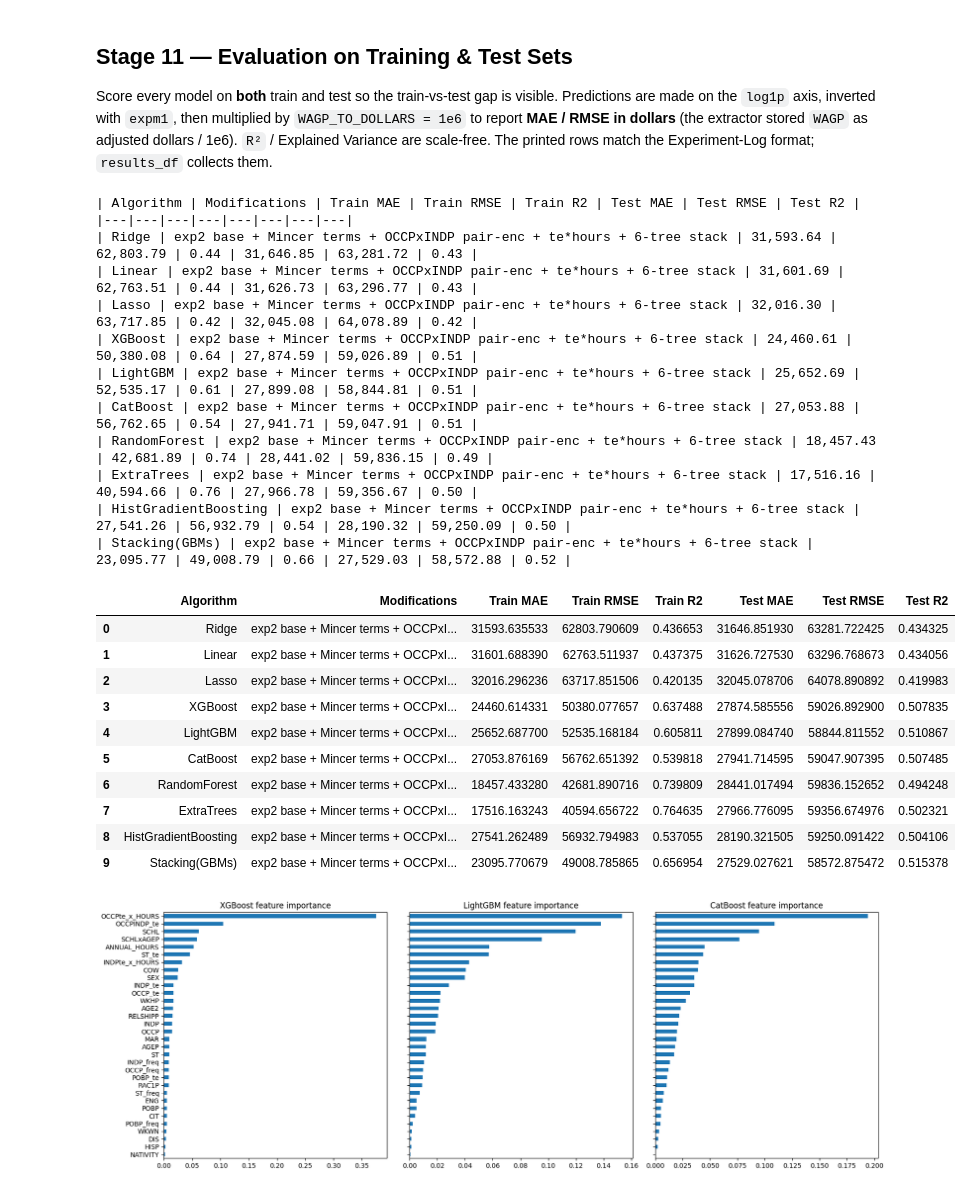
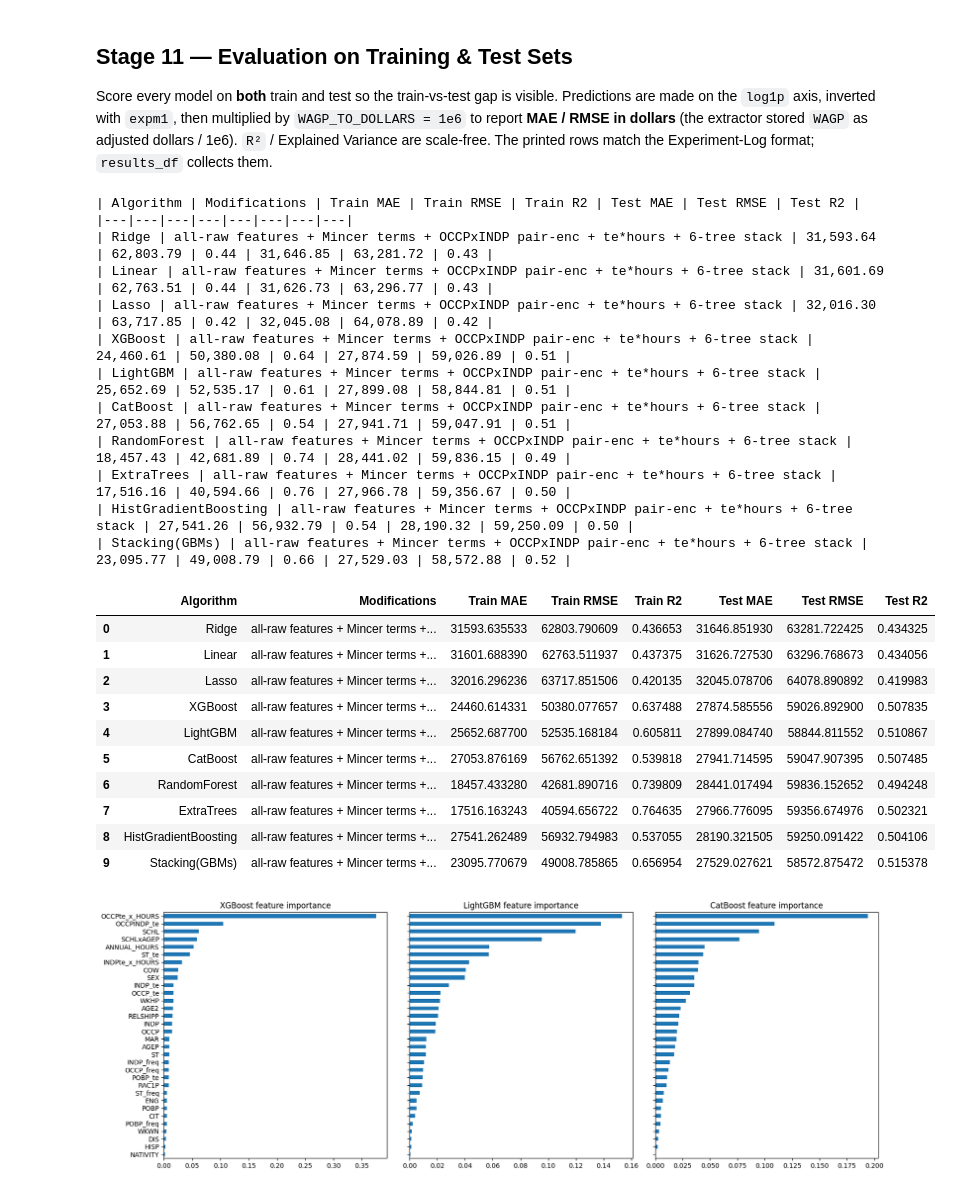
Before and after one commit to iceyatom/Project_Echo2, a Jupyter notebook: acs2024v1.1_exp4_model.ipynb, the cells around one changed output. Cells and saved outputs as stored; diff of their text form; code cells hidden in the pictures.

```diff
--- a/acs2024v1.1_exp4_model.ipynb
+++ b/acs2024v1.1_exp4_model.ipynb
@@ -566,11 +533,10 @@ print("\nConfigured Ridge, LinearRegression, Lasso (StandardScaler + OneHotEncod
 print("Numeric  ->", NUMERIC_FOR_LINEAR)
 print("One-hot  ->", CAT_FEATURES)
 
-# --- Bagging & extra-boosting baselines: RandomForest / ExtraTrees / HistGB ---
-# None of these have native high-cardinality categorical support, so they read the
-# integer ACS codes as ORDINAL numbers (a known limitation vs CatBoost/LightGBM). We
-# still feed the plain integer frames -- one-hot would explode OCCP(525)/INDP(257) and
-# is unnecessary for trees. This makes them a fair "no native categoricals" contrast.
+# --- Bagging & histogram-boosting baselines: RandomForest / ExtraTrees / HistGB ---
+# These lack native high-cardinality categorical support, so they read the integer ACS
+# codes as ordinal numbers. They are fed the plain integer frames -- one-hot would
+# explode OCCP(525)/INDP(257) and is unnecessary for trees.
 from sklearn.ensemble import (RandomForestRegressor, ExtraTreesRegressor,
                               HistGradientBoostingRegressor)
 
@@ -590,16 +556,15 @@ hgb_model = HistGradientBoostingRegressor(
 
 print("\nConfigured RandomForest, ExtraTrees, HistGradientBoosting (plain integer codes).")
 
-# --- Stacking ensemble of the three boosters (XGB + LightGBM + CatBoost) ------
-# Holdout BLEND (cheaper than full CV stacking on 217k x 3 heavy models): the three
-# already-fitted boosters predict on the held-out VALIDATION split, and a linear
-# meta-learner learns how to weight them. Leakage-safe -- bases train on X_train, the
-# meta trains on X_val, and everything is finally scored on the untouched X_test.
+# --- Stacking ensemble: holdout blend of the fitted tree models -------------
+# The already-fitted base models predict on the held-out validation split, and a linear
+# meta-learner learns how to weight them. Leakage-safe -- the base models train on
+# X_train, the meta trains on X_val, and everything is finally scored on X_test.
 class StackedGBM:
-    """Blend XGBoost + LightGBM + CatBoost predictions with a linear meta-learner.
+    """Blend fitted base-model predictions with a linear meta-learner.
 
-    predict() accepts the PLAIN integer frame and rebuilds the category-dtype copy that
-    XGBoost/LightGBM need, casting with the TRAINING categories so the integer->code
+    predict() accepts the plain integer frame and rebuilds the category-dtype copy that
+    XGBoost/LightGBM need, casting with the training categories so the integer->code
     mapping stays consistent (unseen levels become NaN = missing, handled natively)."""
     def __init__(self, base_models, cat_dtypes, meta=None):
         self.base_models = base_models      # list of (name, fitted_model, needs_category)
@@ -621,7 +586,7 @@ class StackedGBM:
     def predict(self, X):
         return self.meta.predict(self._stack(X))
 
-print("Defined StackedGBM blender (meta-learner: LinearRegression).")
+print("Defined StackedGBM blender.")
 # %% [output]
 Configured CatBoost, XGBoost, LightGBM.
 Categorical features: ['COW', 'SCHL', 'MAR', 'OCCP', 'INDP', 'POBP', 'RELSHIPP', 'SEX', 'RAC1P', 'HISP', 'CIT', 'NATIVITY', 'ENG', 'DIS', 'ST']
@@ -766,55 +759,54 @@ from sklearn.metrics import (mean_absolute_error, mean_squared_error,
                              explained_variance_score, r2_score)
 
 WAGP_TO_DOLLARS = 1_000_000
-MODS = "exp2 base + Mincer terms + OCCPxINDP pair-enc + te*hours + 6-tree stack"
+MODS = "all-raw features + Mincer terms + OCCPxINDP pair-enc + te*hours + 6-tree stack"
 
 rows = []
 print("| Algorithm | Modifications | Train MAE | Train RMSE | Train R2 | Test MAE | Test RMSE | Test R2 |")
 print("|---|---|---|---|---|---|---|---|")
 for name, (m, X_tr, X_te) in MODELS.items():           # MODELS is in benchmark order
     p_tr = np.expm1(m.predict(X_tr)) * WAGP_TO_DOLLARS
     p_te = np.expm1(m.predict(X_te)) * WAGP_TO_DOLLARS
     yt_tr = y_train_raw.values * WAGP_TO_DOLLARS
     yt_te = y_test_raw.values  * WAGP_TO_DOLLARS
     row = {
         "Algorithm": name, "Modifications": MODS,
         "Train MAE":  mean_absolute_error(yt_tr, p_tr),
         "Train RMSE": mean_squared_error(yt_tr, p_tr) ** 0.5,
         "Train R2":   r2_score(yt_tr, p_tr),
         "Test MAE":   mean_absolute_error(yt_te, p_te),
         "Test RMSE":  mean_squared_error(yt_te, p_te) ** 0.5,
         "Test R2":    r2_score(yt_te, p_te),
     }
     rows.append(row)
     print(f"| {name} | {MODS} | {row['Train MAE']:,.2f} | {row['Train RMSE']:,.2f} | "
           f"{row['Train R2']:.2f} | {row['Test MAE']:,.2f} | {row['Test RMSE']:,.2f} | {row['Test R2']:.2f} |")
 
-# Keep rows in the benchmark order (Ridge -> Linear -> Lasso -> XGBoost -> LightGBM -> CatBoost);
-# the best model is picked by Test R2 in Stage 12 via idxmax, not by row position.
+# Keep rows in benchmark order; the best model is selected by Test R2 via idxmax.
 results_df = pd.DataFrame(rows)
 results_df
 # %% [output]
 | Algorithm | Modifications | Train MAE | Train RMSE | Train R2 | Test MAE | Test RMSE | Test R2 |
 |---|---|---|---|---|---|---|---|
-| Ridge | exp2 base + Mincer terms + OCCPxINDP pair-enc + te*hours + 6-tree stack | 31,593.64 | 62,803.79 | 0.44 | 31,646.85 | 63,281.72 | 0.43 |
-| Linear | exp2 base + Mincer terms + OCCPxINDP pair-enc + te*hours + 6-tree stack | 31,601.69 | 62,763.51 | 0.44 | 31,626.73 | 63,296.77 | 0.43 |
-| Lasso | exp2 base + Mincer terms + OCCPxINDP pair-enc + te*hours + 6-tree stack | 32,016.30 | 63,717.85 | 0.42 | 32,045.08 | 64,078.89 | 0.42 |
-| XGBoost | exp2 base + Mincer terms + OCCPxINDP pair-enc + te*hours + 6-tree stack | 24,460.61 | 50,380.08 | 0.64 | 27,874.59 | 59,026.89 | 0.51 |
-| LightGBM | exp2 base + Mincer terms + OCCPxINDP pair-enc + te*hours + 6-tree stack | 25,652.69 | 52,535.17 | 0.61 | 27,899.08 | 58,844.81 | 0.51 |
-| CatBoost | exp2 base + Mincer terms + OCCPxINDP pair-enc + te*hours + 6-tree stack | 27,053.88 | 56,762.65 | 0.54 | 27,941.71 | 59,047.91 | 0.51 |
-| RandomForest | exp2 base + Mincer terms + OCCPxINDP pair-enc + te*hours + 6-tree stack | 18,457.43 | 42,681.89 | 0.74 | 28,441.02 | 59,836.15 | 0.49 |
-| ExtraTrees | exp2 base + Mincer terms + OCCPxINDP pair-enc + te*hours + 6-tree stack | 17,516.16 | 40,594.66 | 0.76 | 27,966.78 | 59,356.67 | 0.50 |
-| HistGradientBoosting | exp2 base + Mincer terms + OCCPxINDP pair-enc + te*hours + 6-tree stack | 27,541.26 | 56,932.79 | 0.54 | 28,190.32 | 59,250.09 | 0.50 |
-| Stacking(GBMs) | exp2 base + Mincer terms + OCCPxINDP pair-enc + te*hours + 6-tree stack | 23,095.77 | 49,008.79 | 0.66 | 27,529.03 | 58,572.88 | 0.52 |
+| Ridge | all-raw features + Mincer terms + OCCPxINDP pair-enc + te*hours + 6-tree stack | 31,593.64 | 62,803.79 | 0.44 | 31,646.85 | 63,281.72 | 0.43 |
+| Linear | all-raw features + Mincer terms + OCCPxINDP pair-enc + te*hours + 6-tree stack | 31,601.69 | 62,763.51 | 0.44 | 31,626.73 | 63,296.77 | 0.43 |
+| Lasso | all-raw features + Mincer terms + OCCPxINDP pair-enc + te*hours + 6-tree stack | 32,016.30 | 63,717.85 | 0.42 | 32,045.08 | 64,078.89 | 0.42 |
+| XGBoost | all-raw features + Mincer terms + OCCPxINDP pair-enc + te*hours + 6-tree stack | 24,460.61 | 50,380.08 | 0.64 | 27,874.59 | 59,026.89 | 0.51 |
+| LightGBM | all-raw features + Mincer terms + OCCPxINDP pair-enc + te*hours + 6-tree stack | 25,652.69 | 52,535.17 | 0.61 | 27,899.08 | 58,844.81 | 0.51 |
+| CatBoost | all-raw features + Mincer terms + OCCPxINDP pair-enc + te*hours + 6-tree stack | 27,053.88 | 56,762.65 | 0.54 | 27,941.71 | 59,047.91 | 0.51 |
+| RandomForest | all-raw features + Mincer terms + OCCPxINDP pair-enc + te*hours + 6-tree stack | 18,457.43 | 42,681.89 | 0.74 | 28,441.02 | 59,836.15 | 0.49 |
+| ExtraTrees | all-raw features + Mincer terms + OCCPxINDP pair-enc + te*hours + 6-tree stack | 17,516.16 | 40,594.66 | 0.76 | 27,966.78 | 59,356.67 | 0.50 |
+| HistGradientBoosting | all-raw features + Mincer terms + OCCPxINDP pair-enc + te*hours + 6-tree stack | 27,541.26 | 56,932.79 | 0.54 | 28,190.32 | 59,250.09 | 0.50 |
+| Stacking(GBMs) | all-raw features + Mincer terms + OCCPxINDP pair-enc + te*hours + 6-tree stack | 23,095.77 | 49,008.79 | 0.66 | 27,529.03 | 58,572.88 | 0.52 |
 |  | Algorithm | Modifications | Train MAE | Train RMSE | Train R2 | Test MAE | Test RMSE | Test R2 |
-| 0 | Ridge | exp2 base + Mincer terms + OCCPxI... | 31593.635533 | 62803.790609 | 0.436653 | 31646.851930 | 63281.722425 | 0.434325 |
-| 1 | Linear | exp2 base + Mincer terms + OCCPxI... | 31601.688390 | 62763.511937 | 0.437375 | 31626.727530 | 63296.768673 | 0.434056 |
-| 2 | Lasso | exp2 base + Mincer terms + OCCPxI... | 32016.296236 | 63717.851506 | 0.420135 | 32045.078706 | 64078.890892 | 0.419983 |
-| 3 | XGBoost | exp2 base + Mincer terms + OCCPxI... | 24460.614331 | 50380.077657 | 0.637488 | 27874.585556 | 59026.892900 | 0.507835 |
-| 4 | LightGBM | exp2 base + Mincer terms + OCCPxI... | 25652.687700 | 52535.168184 | 0.605811 | 27899.084740 | 58844.811552 | 0.510867 |
-| 5 | CatBoost | exp2 base + Mincer terms + OCCPxI... | 27053.876169 | 56762.651392 | 0.539818 | 27941.714595 | 59047.907395 | 0.507485 |
-| 6 | RandomForest | exp2 base + Mincer terms + OCCPxI... | 18457.433280 | 42681.890716 | 0.739809 | 28441.017494 | 59836.152652 | 0.494248 |
-| 7 | ExtraTrees | exp2 base + Mincer terms + OCCPxI... | 17516.163243 | 40594.656722 | 0.764635 | 27966.776095 | 59356.674976 | 0.502321 |
-| 8 | HistGradientBoosting | exp2 base + Mincer terms + OCCPxI... | 27541.262489 | 56932.794983 | 0.537055 | 28190.321505 | 59250.091422 | 0.504106 |
-| 9 | Stacking(GBMs) | exp2 base + Mincer terms + OCCPxI... | 23095.770679 | 49008.785865 | 0.656954 | 27529.027621 | 58572.875472 | 0.515378 |
+| 0 | Ridge | all-raw features + Mincer terms +... | 31593.635533 | 62803.790609 | 0.436653 | 31646.851930 | 63281.722425 | 0.434325 |
+| 1 | Linear | all-raw features + Mincer terms +... | 31601.688390 | 62763.511937 | 0.437375 | 31626.727530 | 63296.768673 | 0.434056 |
+| 2 | Lasso | all-raw features + Mincer terms +... | 32016.296236 | 63717.851506 | 0.420135 | 32045.078706 | 64078.890892 | 0.419983 |
+| 3 | XGBoost | all-raw features + Mincer terms +... | 24460.614331 | 50380.077657 | 0.637488 | 27874.585556 | 59026.892900 | 0.507835 |
+| 4 | LightGBM | all-raw features + Mincer terms +... | 25652.687700 | 52535.168184 | 0.605811 | 27899.084740 | 58844.811552 | 0.510867 |
+| 5 | CatBoost | all-raw features + Mincer terms +... | 27053.876169 | 56762.651392 | 0.539818 | 27941.714595 | 59047.907395 | 0.507485 |
+| 6 | RandomForest | all-raw features + Mincer terms +... | 18457.433280 | 42681.890716 | 0.739809 | 28441.017494 | 59836.152652 | 0.494248 |
+| 7 | ExtraTrees | all-raw features + Mincer terms +... | 17516.163243 | 40594.656722 | 0.764635 | 27966.776095 | 59356.674976 | 0.502321 |
+| 8 | HistGradientBoosting | all-raw features + Mincer terms +... | 27541.262489 | 56932.794983 | 0.537055 | 28190.321505 | 59250.091422 | 0.504106 |
+| 9 | Stacking(GBMs) | all-raw features + Mincer terms +... | 23095.770679 | 49008.785865 | 0.656954 | 27529.027621 | 58572.875472 | 0.515378 |
 # %%
```
Also changed, not shown: parts of 26 cells of this notebook, 10 other files.
